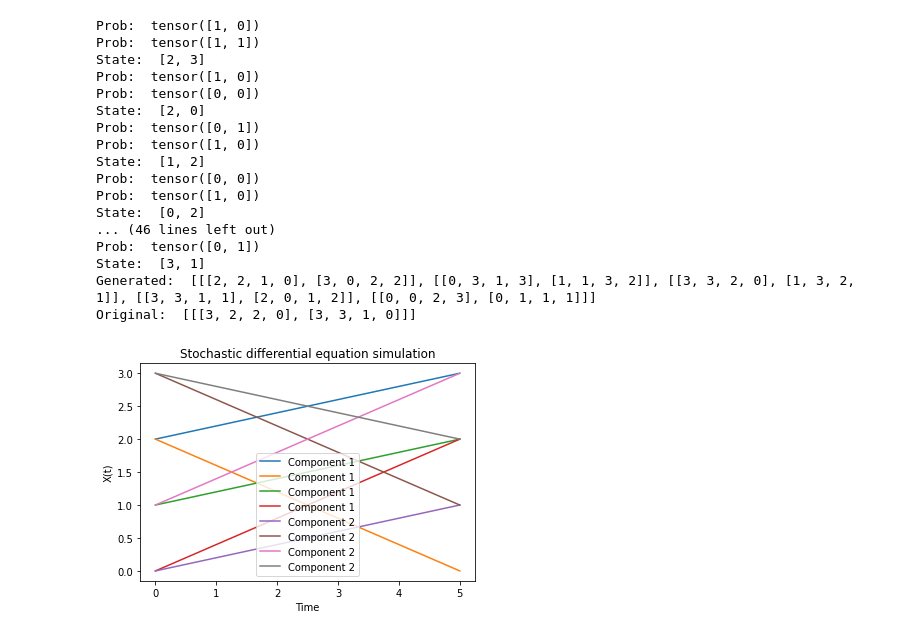
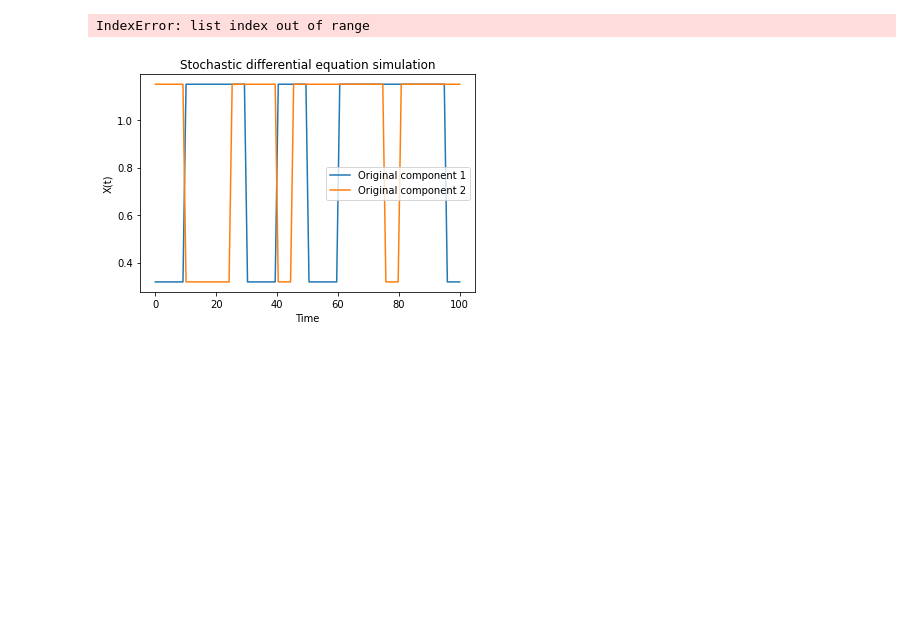
Before and after one commit to valterUo/Hanken-Q4Finance, a Jupyter notebook: generative_model_draft.ipynb, the cells around one changed output. Saved outputs shown, nothing was run; the diff lists cells and outputs as text; code cells hidden in the pictures; blank space fills up the shorter version.

Commit message:
Fix index problem in loss

```diff
--- a/generative_model_draft.ipynb
+++ b/generative_model_draft.ipynb
@@ -319,30 +320,56 @@ generated_time_series = generate_time_series_from_quantum_model(
 print("Generated: ", generated_time_series)
 print("Original: ", X_discrete_d)
 
-time = np.linspace(0, len(generated_time_series),  2)
-for i in range(2):
-    plt.plot(time, generated_time_series[i], label=f'Component {i+1}')
-plt.xlabel('Time')
-plt.ylabel('X(t)')
-plt.title('Stochastic differential equation simulation')
-plt.legend()
-plt.show()
+for i in range(1, N + 1, window):
+    print(i)
+    for j in range(series_dim):
+        plt.plot(generated_time_series[i][j])
+    plt.show()
 # %% [output]
-Prob:  tensor([1, 0])
-Prob:  tensor([1, 1])
-State:  [2, 3]
-Prob:  tensor([1, 0])
-Prob:  tensor([0, 0])
-State:  [2, 0]
-Prob:  tensor([0, 1])
-Prob:  tensor([1, 0])
-State:  [1, 2]
-Prob:  tensor([0, 0])
-Prob:  tensor([1, 0])
-State:  [0, 2]
-... (46 lines left out)
-Prob:  tensor([0, 1])
-State:  [3, 1]
-Generated:  [[[2, 2, 1, 0], [3, 0, 2, 2]], [[0, 3, 1, 3], [1, 1, 3, 2]], [[3, 3, 2, 0], [1, 3, 2, 1]], [[3, 3, 1, 1], [2, 0, 1, 2]], [[0, 0, 2, 3], [0, 1, 1, 1]]]
-Original:  [[[3, 2, 2, 0], [3, 3, 1, 0]]]
+IndexError: list index out of range
-[figure, removed]
+# %%
+generated_time_series_full = [[], []]
+for segment in generated_time_series:
+    for elem in zip(*segment):
+        for i in range(len(elem)):
+            generated_time_series_full[i].append(elem[i])
+
+print("Generated full: ", generated_time_series_full)
+
+discrete_X_full = [[], []]
+
+for segment in X_discrete_d_2:
+    for elem in zip(*segment):
+        for i in range(len(elem)):
+            discrete_X_full[i].append(elem[i])
+
+print("Original full: ", discrete_X_full)
+
+# Visualize the results
+time = np.linspace(0, T, len(discrete_X_full[0]))
+#for i in range(2):
+#    plt.plot(time, discrete_X_full[i], label=f'Component {i+1}')
+for i in range(2):
+    plt.plot(time, generated_time_series_full[i], label=f'Generated component {i+1}')
+plt.xlabel('Time')
+plt.ylabel('X(t)')
+plt.title('Stochastic differential equation simulation')
+plt.legend()
+plt.show()
+# %%
+inverse_sax_original = apply_sax(scaler, sax, discrete_X_full, n_segments, n_sax_symbols = 2**n_subspace_qubits, inverse = True)
+inverse_sax_generated = apply_sax(scaler, sax, generated_time_series_full, n_segments, n_sax_symbols = 2**n_subspace_qubits, inverse = True)
+
+# Visualize the results
+time = np.linspace(0, T, len(inverse_sax_original[0]))
+for i in range(2):
+    plt.plot(time, inverse_sax_original[i], label=f'Original component {i+1}')
+#for i in range(2):
+#    plt.plot(time, inverse_sax_generated[i], label=f'Generated component {i+1}')
+plt.xlabel('Time')
+plt.ylabel('X(t)')
+plt.title('Stochastic differential equation simulation')
+plt.legend()
+plt.show()
+# %% [output]
+[figure, added]
```
Also changed, not shown: parts of 14 cells of this notebook, 2 other files.
